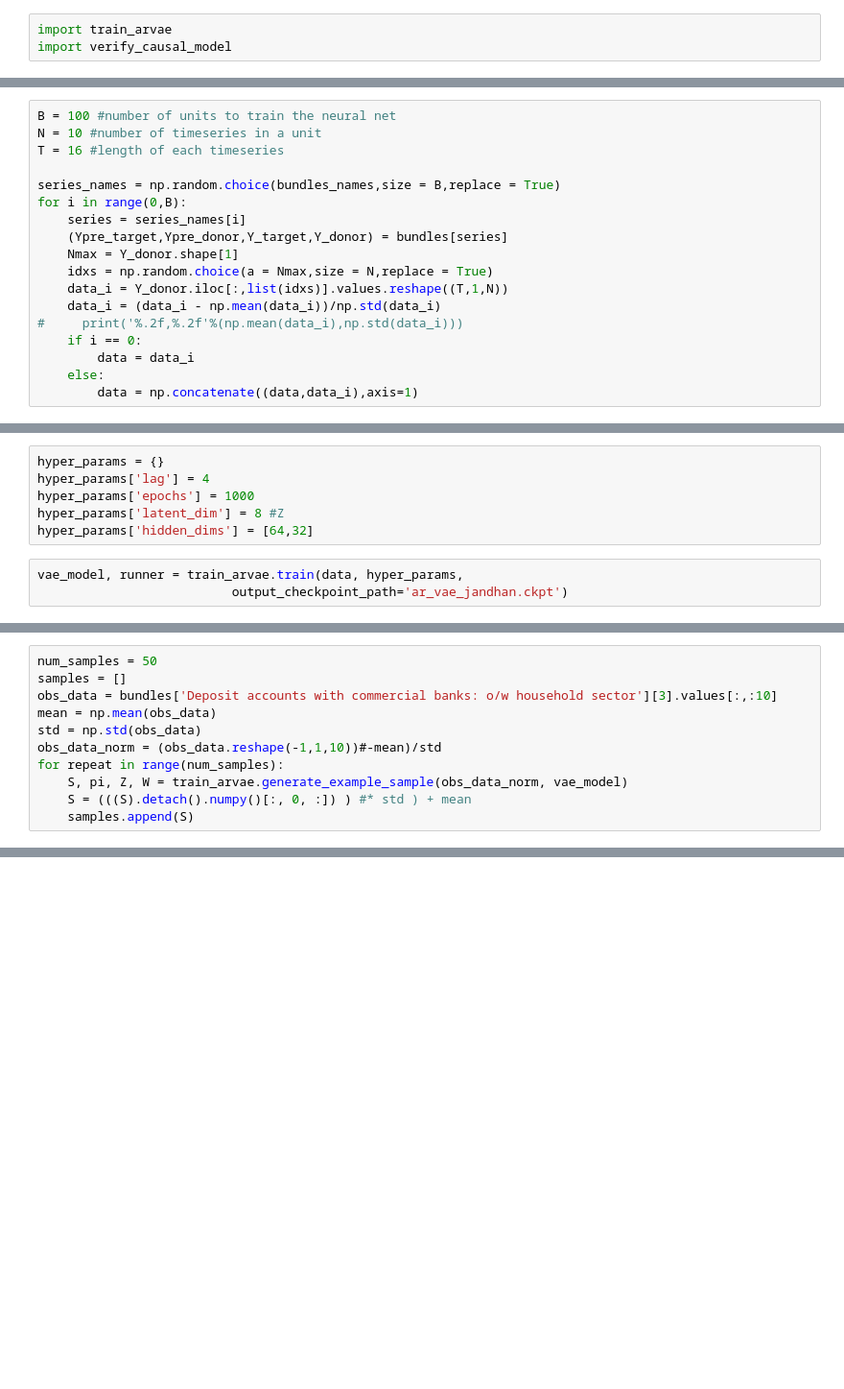
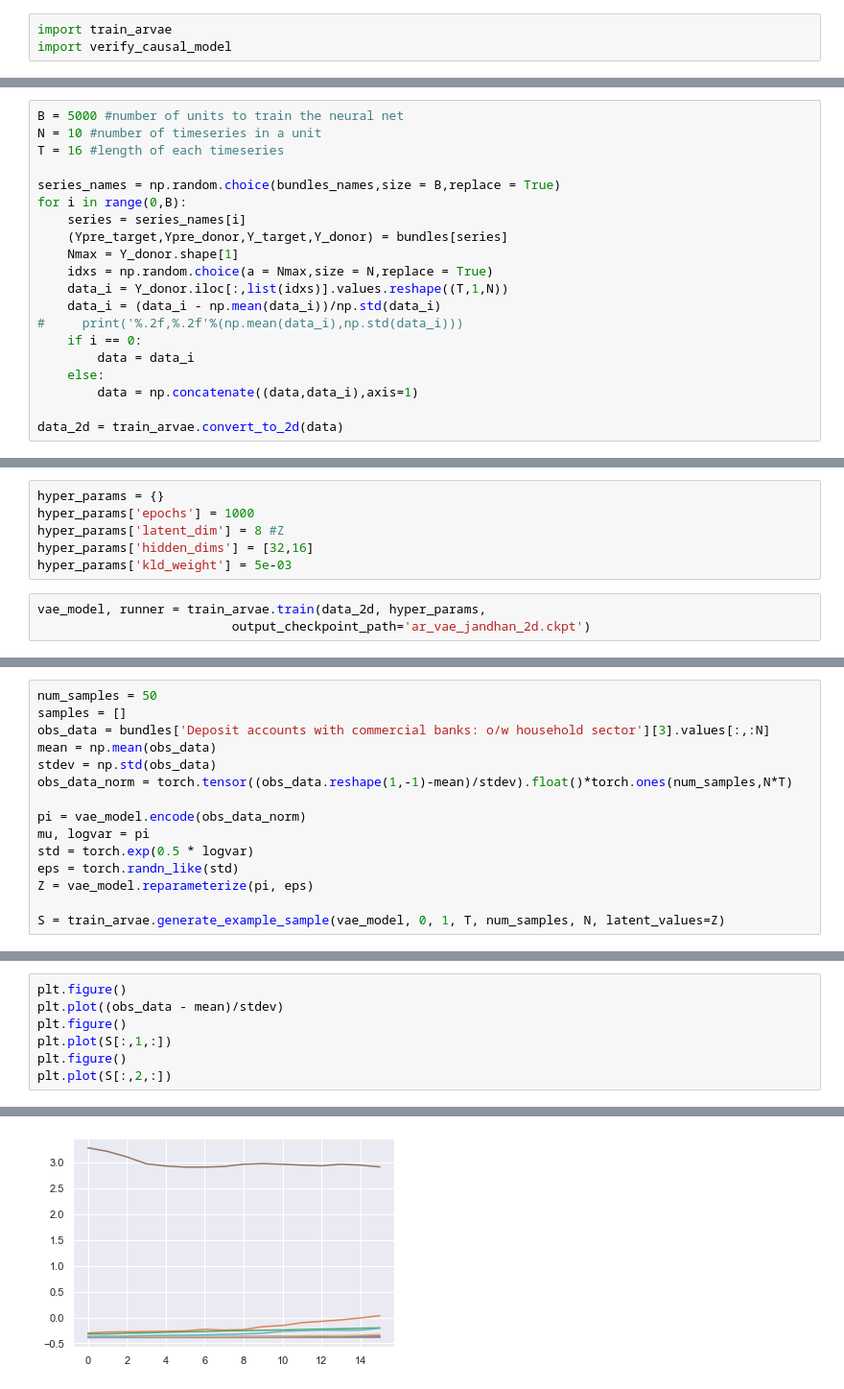
Before and after one commit to harsh-parikh/credence-to-causal-estimation, a Jupyter notebook: notebooks/analysis.ipynb, the cells around one changed output, grey strips where cells are left out. Shown at 96% size. Drawn from its saved outputs; the diff is of its cells as text; blank space fills up the shorter version.

```diff
--- a/notebooks/analysis.ipynb
+++ b/notebooks/analysis.ipynb
@@ -151,5 +175,5 @@ import verify_causal_model
 # %%
-B = 100 #number of units to train the neural net
+B = 5000 #number of units to train the neural net
 N = 10 #number of timeseries in a unit
 T = 16 #length of each timeseries
 
@@ -166,4 +190,6 @@ for i in range(0,B):
         data = data_i
     else:
         data = np.concatenate((data,data_i),axis=1)
+
+data_2d = train_arvae.convert_to_2d(data)
 # %%
@@ -177,13 +203,13 @@ Mean of raw data: 0.000
 Std. dev of raw data: 1.000
 # %%
 hyper_params = {}
-hyper_params['lag'] = 4
 hyper_params['epochs'] = 1000
 hyper_params['latent_dim'] = 8 #Z
-hyper_params['hidden_dims'] = [64,32]
+hyper_params['hidden_dims'] = [32,16]
+hyper_params['kld_weight'] = 5e-03
 # %%
-vae_model, runner = train_arvae.train(data, hyper_params,
-                          output_checkpoint_path='ar_vae_jandhan.ckpt')
+vae_model, runner = train_arvae.train(data_2d, hyper_params,
+                          output_checkpoint_path='ar_vae_jandhan_2d.ckpt')
 # %% [output]
 GPU available: False, used: False
 TPU available: None, using: 0 TPU cores
@@ -210,11 +253,15 @@ train_arvae.plot( bundles[bundles_names[1]][3].values[:,:10].reshape(-1,1,10), v
 # %%
 num_samples = 50
 samples = []
-obs_data = bundles['Deposit accounts with commercial banks: o/w household sector'][3].values[:,:10]
+obs_data = bundles['Deposit accounts with commercial banks: o/w household sector'][3].values[:,:N]
 mean = np.mean(obs_data)
-std = np.std(obs_data)
-obs_data_norm = (obs_data.reshape(-1,1,10))#-mean)/std
-for repeat in range(num_samples):
-    S, pi, Z, W = train_arvae.generate_example_sample(obs_data_norm, vae_model)
-    S = (((S).detach().numpy()[:, 0, :]) ) #* std ) + mean
-    samples.append(S)
+stdev = np.std(obs_data)
+obs_data_norm = torch.tensor((obs_data.reshape(1,-1)-mean)/stdev).float()*torch.ones(num_samples,N*T)
+
+pi = vae_model.encode(obs_data_norm)
+mu, logvar = pi
+std = torch.exp(0.5 * logvar)
+eps = torch.randn_like(std)
+Z = vae_model.reparameterize(pi, eps)
+
+S = train_arvae.generate_example_sample(vae_model, 0, 1, T, num_samples, N, latent_values=Z)
@@ -238,0 +282,8 @@ for repeat in range(10):
+# %%
+plt.figure()
+plt.plot((obs_data - mean)/stdev)
+plt.figure()
+plt.plot(S[:,1,:])
+plt.figure()
+plt.plot(S[:,2,:])
+# %% [output]
@@ -238,0 +300 @@ for repeat in range(10):
+[figure, added]
```
Also changed, not shown: parts of 14 cells of this notebook, 2 other files.
